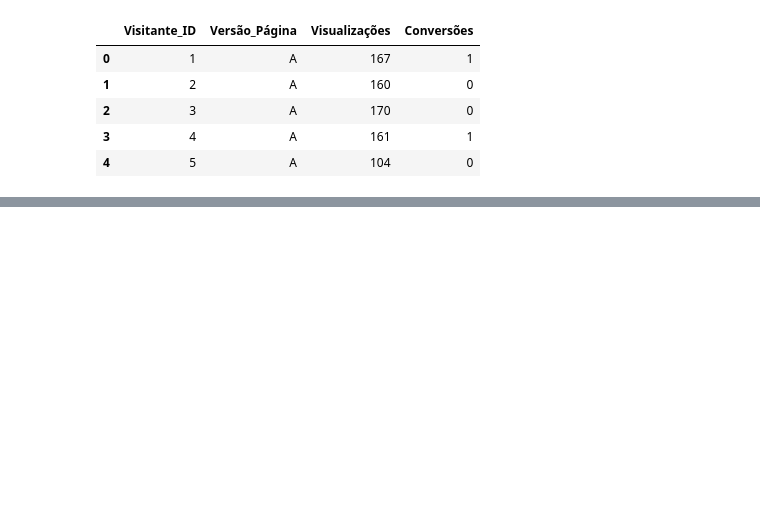
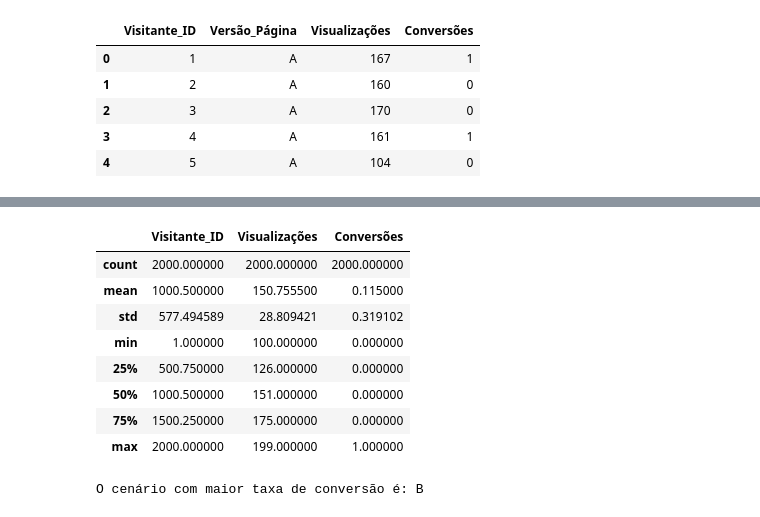
Before and after one commit to dsreliete/Womakerscode_DA_desafio_individual, a Jupyter notebook: DesafioIndividual5ElietedaSilvaRodrigues.ipynb, the cells around one changed output, grey strips where cells are left out. Cells and saved outputs as stored; diff of their text form; code cells hidden in the pictures; blank space fills up the shorter version.

```diff
--- a/DesafioIndividual5ElietedaSilvaRodrigues.ipynb
+++ b/DesafioIndividual5ElietedaSilvaRodrigues.ipynb
@@ -19,5 +33,24 @@ df_test_ab.head()
+# %%
+df_test_ab.describe()
+# %% [output]
+|  | Visitante_ID | Visualizações | Conversões |
+| count | 2000.000000 | 2000.000000 | 2000.000000 |
+| mean | 1000.500000 | 150.755500 | 0.115000 |
+| std | 577.494589 | 28.809421 | 0.319102 |
+| min | 1.000000 | 100.000000 | 0.000000 |
+| 25% | 500.750000 | 126.000000 | 0.000000 |
+| 50% | 1000.500000 | 151.000000 | 0.000000 |
+| 75% | 1500.250000 | 175.000000 | 0.000000 |
+| max | 2000.000000 | 199.000000 | 1.000000 |
 # %%
 # 1. Qual dos cenários tem a maior taxa de conversão?
+
+taxas_conversao = df_test_ab.groupby('Versão_Página')['Conversões'].mean()
+
+maior_taxa = taxas_conversao.idxmax()
+print(f"A versão página com maior taxa de conversão é: {maior_taxa}")
+# %% [output]
+O cenário com maior taxa de conversão é: B
 # %%
 # 2. Calcule qual o tamanho da amostra necessária para o desenvolvimento de um teste A/B, seguindo os seguintes critérios:
 # a. O cenário A,da base,como o inicial,que funciona hoje.
```
Also changed, not shown: parts of 1 cell of this notebook.
